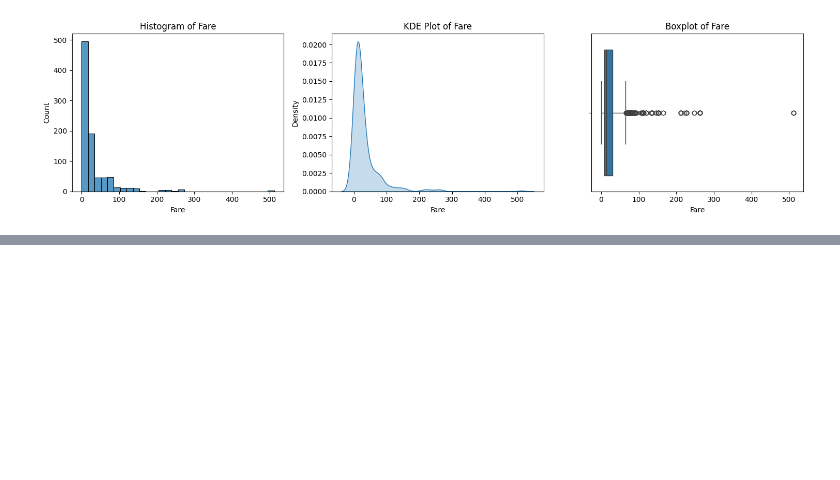
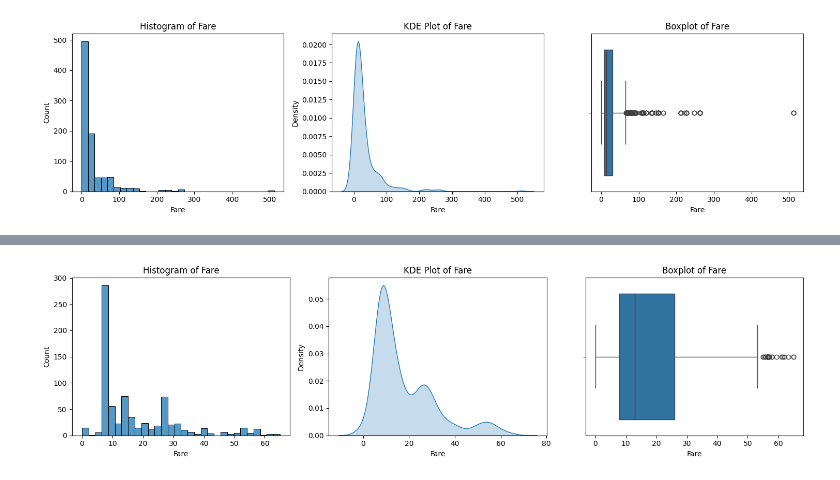
Before and after one commit to BitNebulaV7/unsinkable-data, a Jupyter notebook: notebooks/exploration.ipynb, the cells around one changed output, grey strips where cells are left out. Cells and saved outputs as stored; diff of their text form; code cells hidden in the pictures; blank space fills up the shorter version.

```diff
--- a/notebooks/exploration.ipynb
+++ b/notebooks/exploration.ipynb
@@ -20,0 +40,7 @@ for col in numeric_cols:
+# %%
+from clean_data import remove_outkliers_iqr
+
+filltered_fare = remove_outkliers_iqr(df, 'Fare')
+plot_distribution(filltered_fare, 'Fare')
+# %% [output]
+[figure, added]
```
Also changed, not shown: parts of 2 cells of this notebook.
